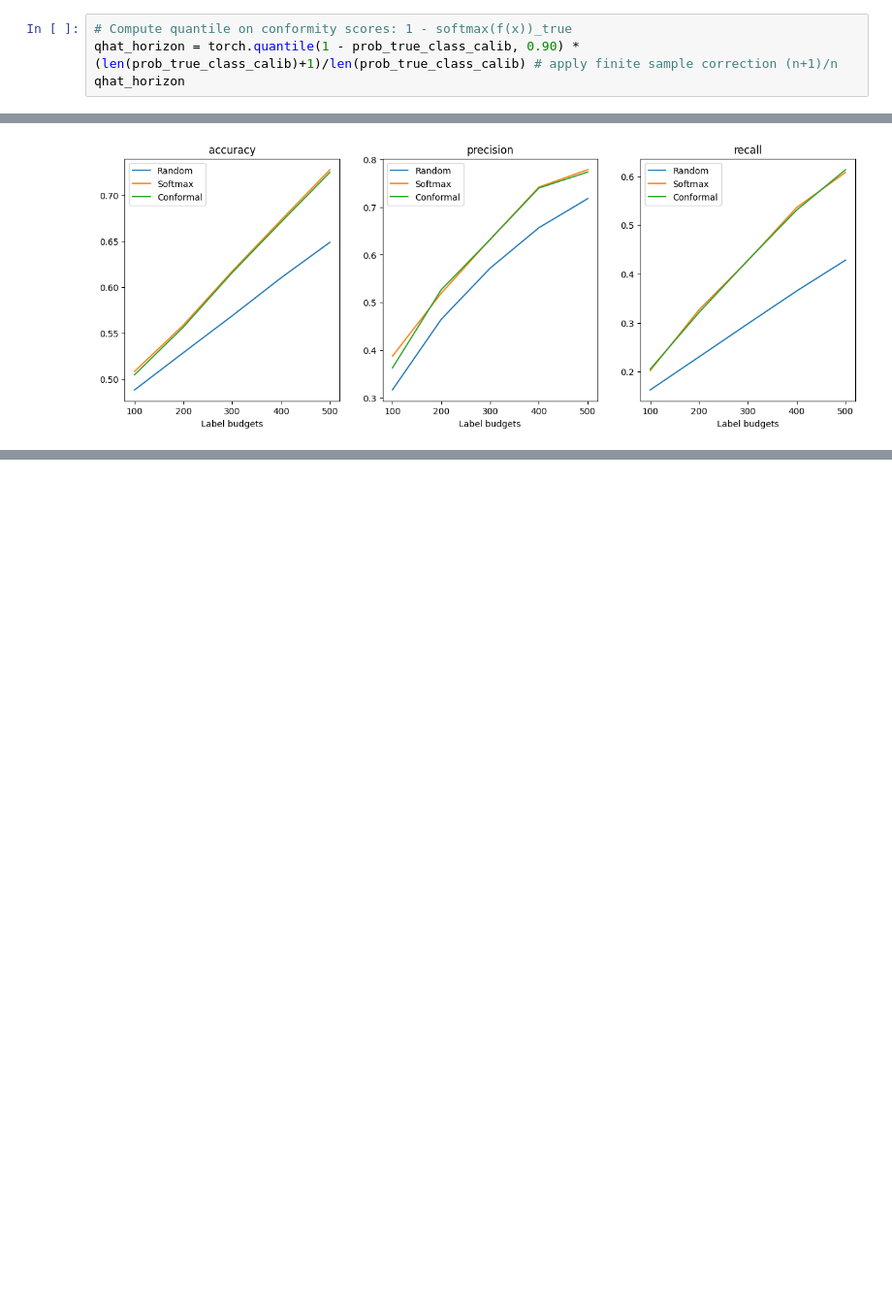
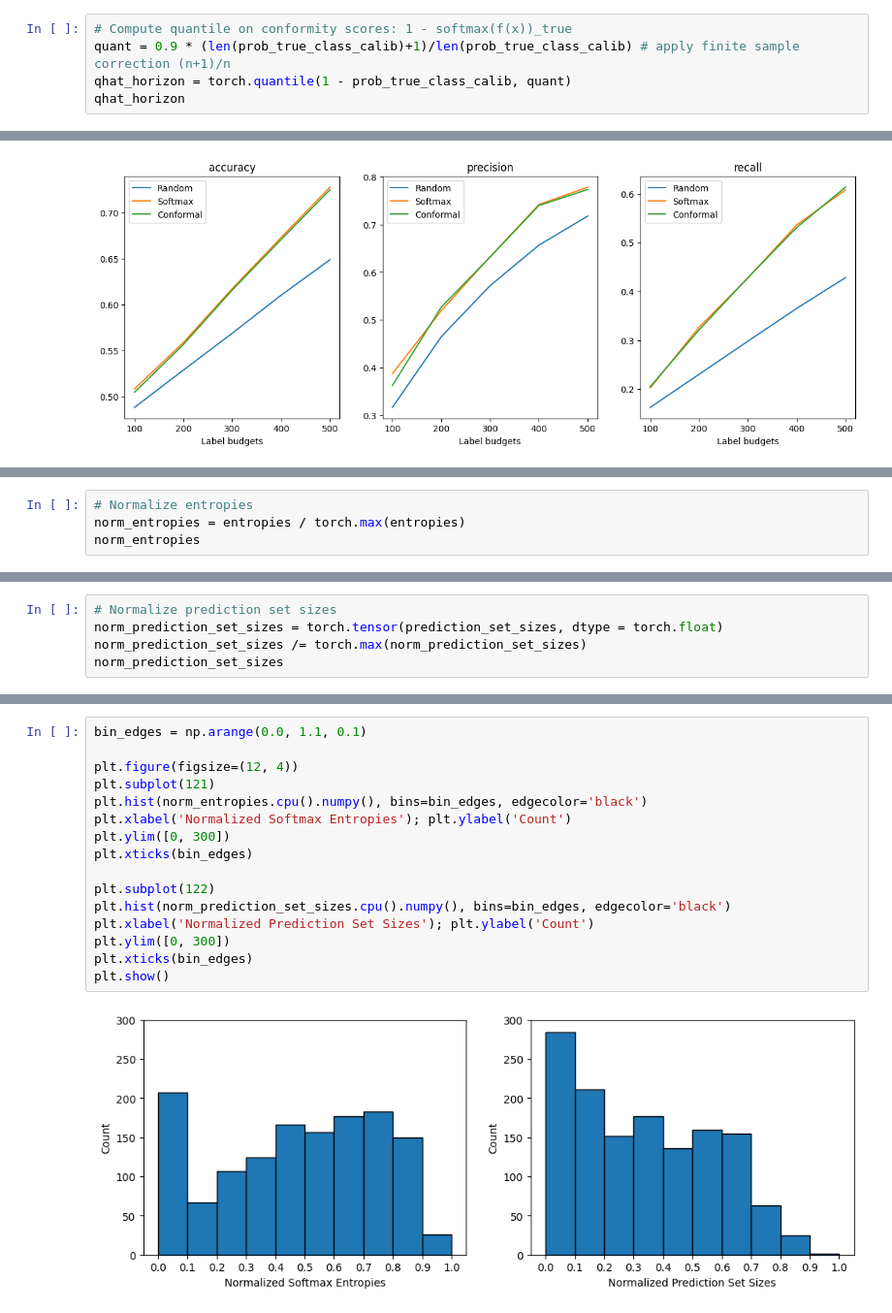
Before and after one commit to calgo-lab/BGR, a Jupyter notebook: notebooks/soil/Conformal_SoilNet.ipynb, the cells around one changed output, grey strips where cells are left out. Shown at 97% size. Cells and saved outputs as stored; diff of their text form; blank space fills up the shorter version.

Commit message:
Normalized uncertainty thresholds Task 3

```diff
--- a/notebooks/soil/Conformal_SoilNet.ipynb
+++ b/notebooks/soil/Conformal_SoilNet.ipynb
@@ -421,6 +423,7 @@ torch.Size([1327])
 torch.Size([1364])
 # %%
 # Compute quantile on conformity scores: 1 - softmax(f(x))_true
-qhat_horizon = torch.quantile(1 - prob_true_class_calib, 0.90) * (len(prob_true_class_calib)+1)/len(prob_true_class_calib) # apply finite sample correction (n+1)/n
+quant = 0.9 * (len(prob_true_class_calib)+1)/len(prob_true_class_calib) # apply finite sample correction (n+1)/n
+qhat_horizon = torch.quantile(1 - prob_true_class_calib, quant)
 qhat_horizon
 # %% [output]
@@ -778,0 +764,4 @@ for i, metric in enumerate(conf_corrected.keys()):
+# %%
+# Normalize entropies
+norm_entropies = entropies / torch.max(entropies)
+norm_entropies
@@ -778,0 +799,5 @@ for i, metric in enumerate(conf_corrected.keys()):
+# %%
+# Normalize prediction set sizes
+norm_prediction_set_sizes = torch.tensor(prediction_set_sizes, dtype = torch.float)
+norm_prediction_set_sizes /= torch.max(norm_prediction_set_sizes)
+norm_prediction_set_sizes
@@ -778,0 +833,18 @@ for i, metric in enumerate(conf_corrected.keys()):
+# %%
+bin_edges = np.arange(0.0, 1.1, 0.1)
+
+plt.figure(figsize=(12, 4))
+plt.subplot(121)
+plt.hist(norm_entropies.cpu().numpy(), bins=bin_edges, edgecolor='black')
+plt.xlabel('Normalized Softmax Entropies'); plt.ylabel('Count')
+plt.ylim([0, 300])
+plt.xticks(bin_edges)
+
+plt.subplot(122)
+plt.hist(norm_prediction_set_sizes.cpu().numpy(), bins=bin_edges, edgecolor='black')
+plt.xlabel('Normalized Prediction Set Sizes'); plt.ylabel('Count')
+plt.ylim([0, 300])
+plt.xticks(bin_edges)
+plt.show()
+# %% [output]
+[figure, added]
```
Also changed, not shown: parts of 22 cells of this notebook, 1 other file.
